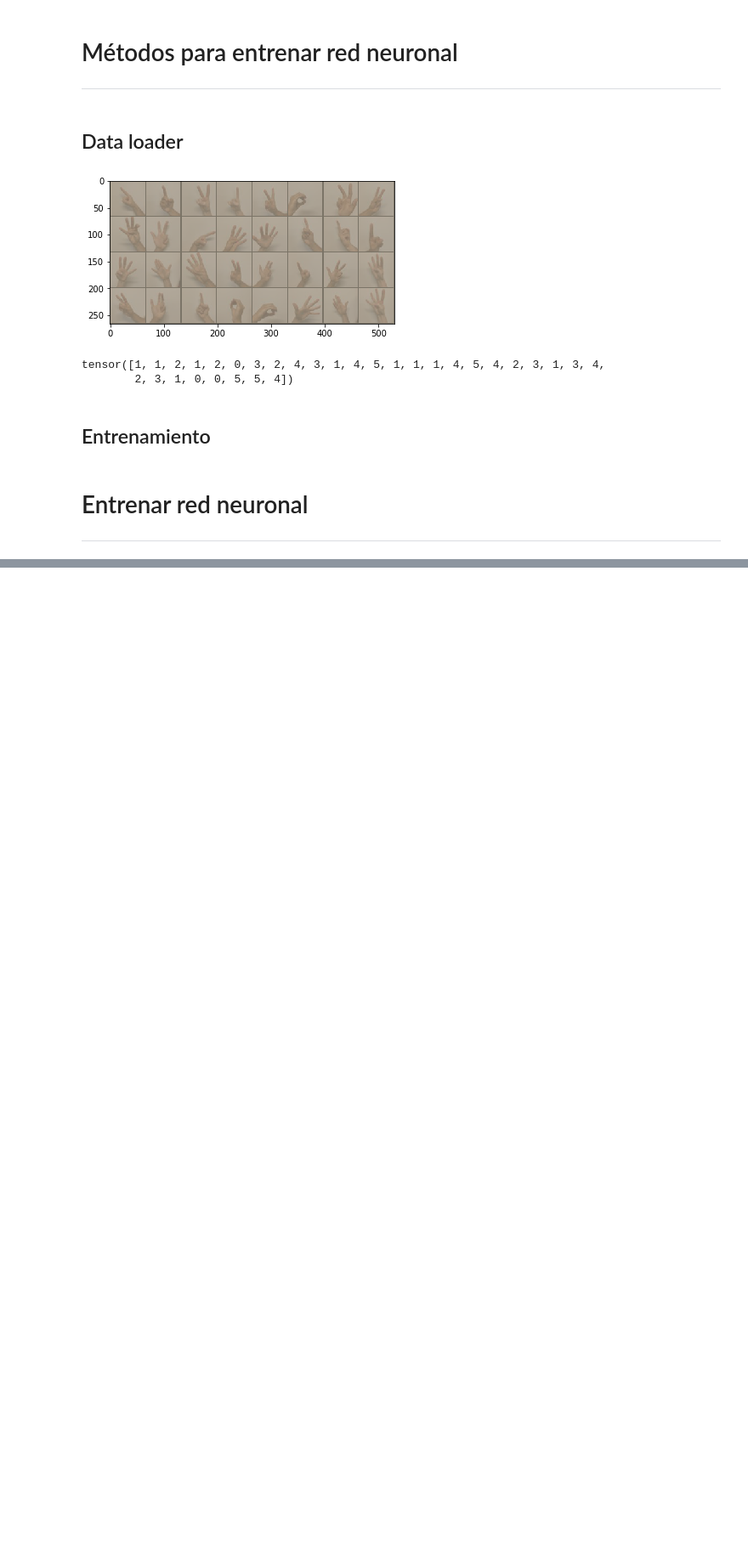
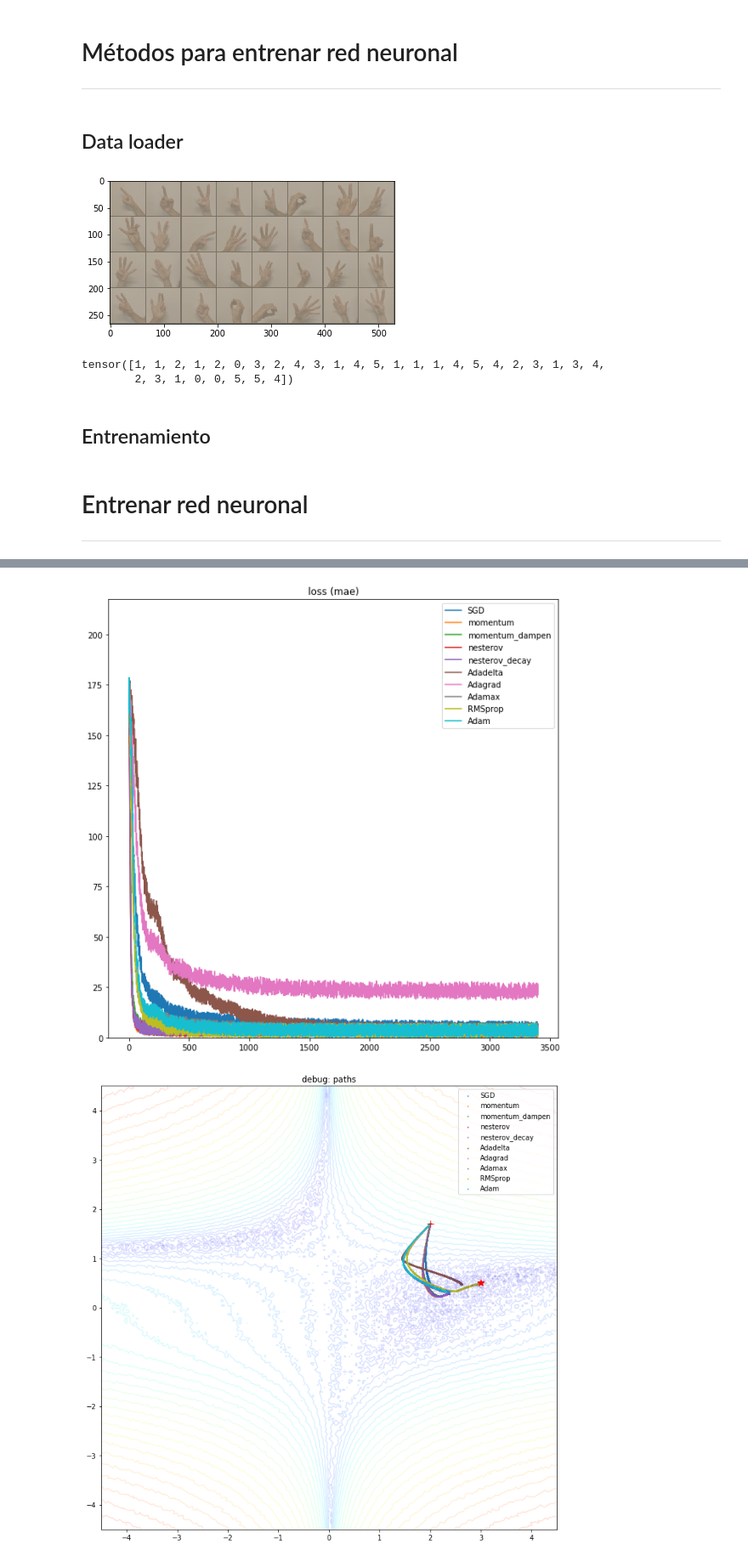
Before and after one commit to HectorFranc/deep-learning-with-Pytorch, a Jupyter notebook: pytorchIntro/redNeuronal.ipynb, the cells around one changed output, grey strips where cells are left out. Shown at 85% size. Saved outputs shown, nothing was run; the diff lists cells and outputs as text; code cells hidden in the pictures; blank space fills up the shorter version.

```diff
--- a/pytorchIntro/redNeuronal.ipynb
+++ b/pytorchIntro/redNeuronal.ipynb
@@ -189,0 +252,2 @@ Loss: 0.3770 Accuracy: 0.8438
+# %%
+zpaths, results, distance, lrs = optviz.run_optimizers(problem, constructors, params)
@@ -189,0 +266,5 @@ Loss: 0.3770 Accuracy: 0.8438
+# %%
+optviz.plot_optim_journeys(zpaths, results, distance, lrs, params)
+# %% [output]
+[figure, added]
+[figure, added]
```
Also changed, not shown: parts of 24 cells of this notebook.
